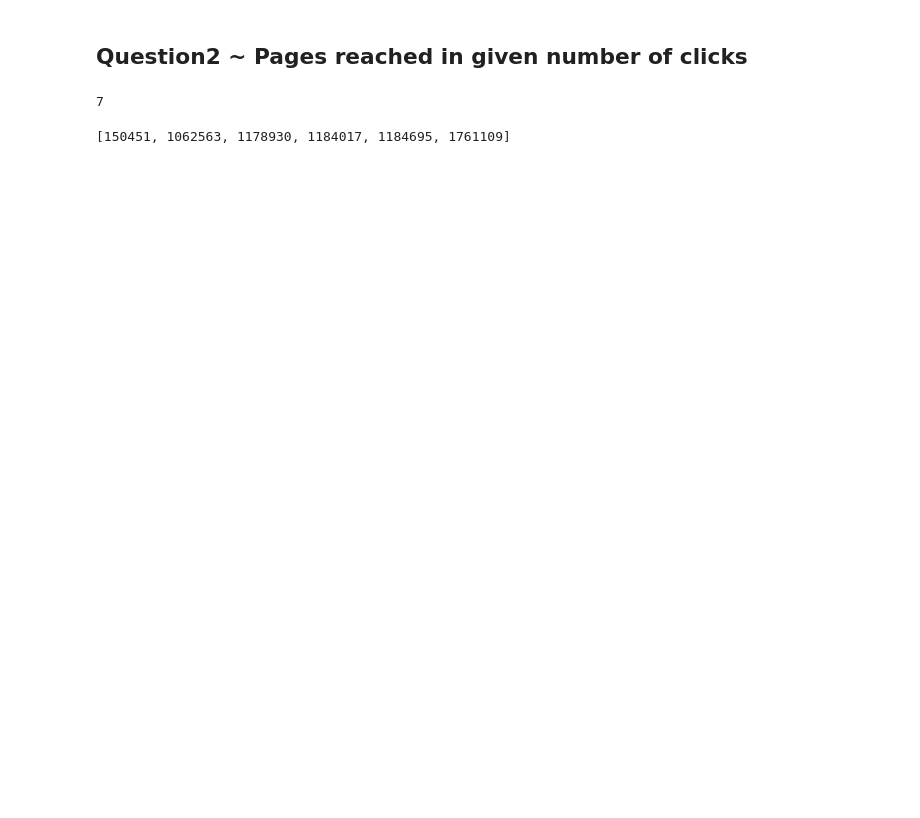
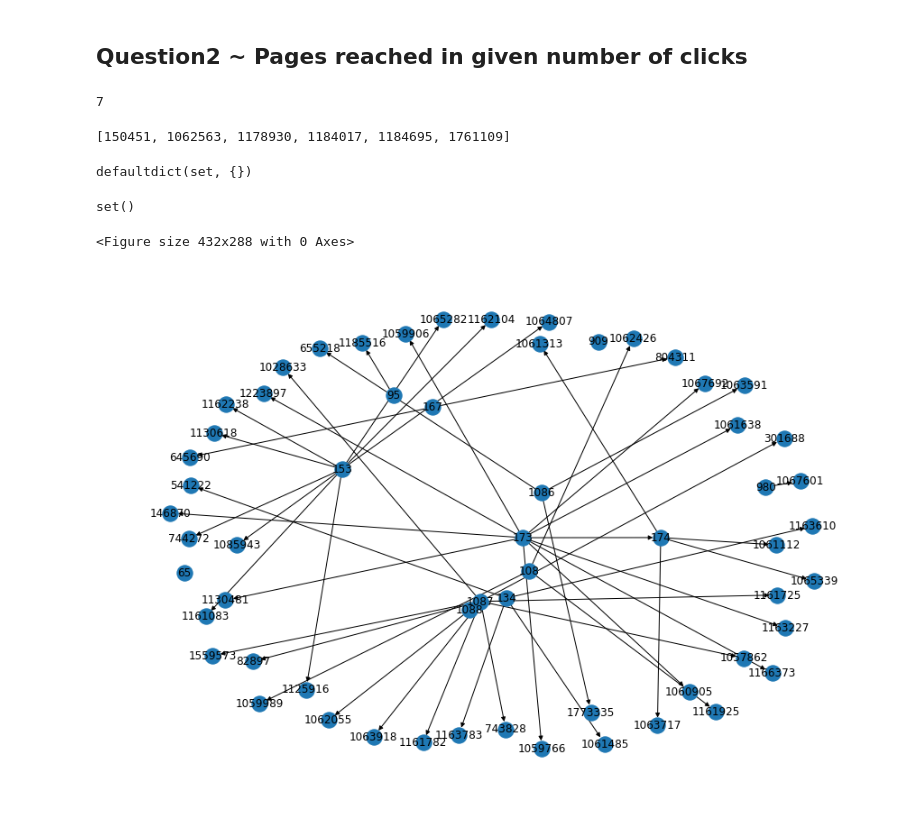
Before and after one commit to JuanMataNaranjo/ADM-HW5, a Jupyter notebook: main.ipynb, the cells around one changed output. Saved outputs shown, nothing was run; the diff lists cells and outputs as text; code cells hidden in the pictures; blank space fills up the shorter version.

Commit message:
Include question 2 into graph class

```diff
--- a/main.ipynb
+++ b/main.ipynb
@@ -55,0 +67,4 @@ link_dict[1185516]
+# %%
+test_graph.edges
+# %% [output]
+defaultdict(set, {})
@@ -55,0 +75,4 @@ link_dict[1185516]
+# %%
+test_graph.edges
+# %% [output]
+set()
@@ -55,0 +83,8 @@ link_dict[1185516]
+# %%
+plt.clf()
+plt.figure(figsize=(12,8))
+nx.draw(g, with_labels=True)
+plt.show()
+# %% [output]
+<Figure size 432x288 with 0 Axes>
+[figure, added]
```
Also changed, not shown: parts of 37 cells of this notebook, 2 other files.
